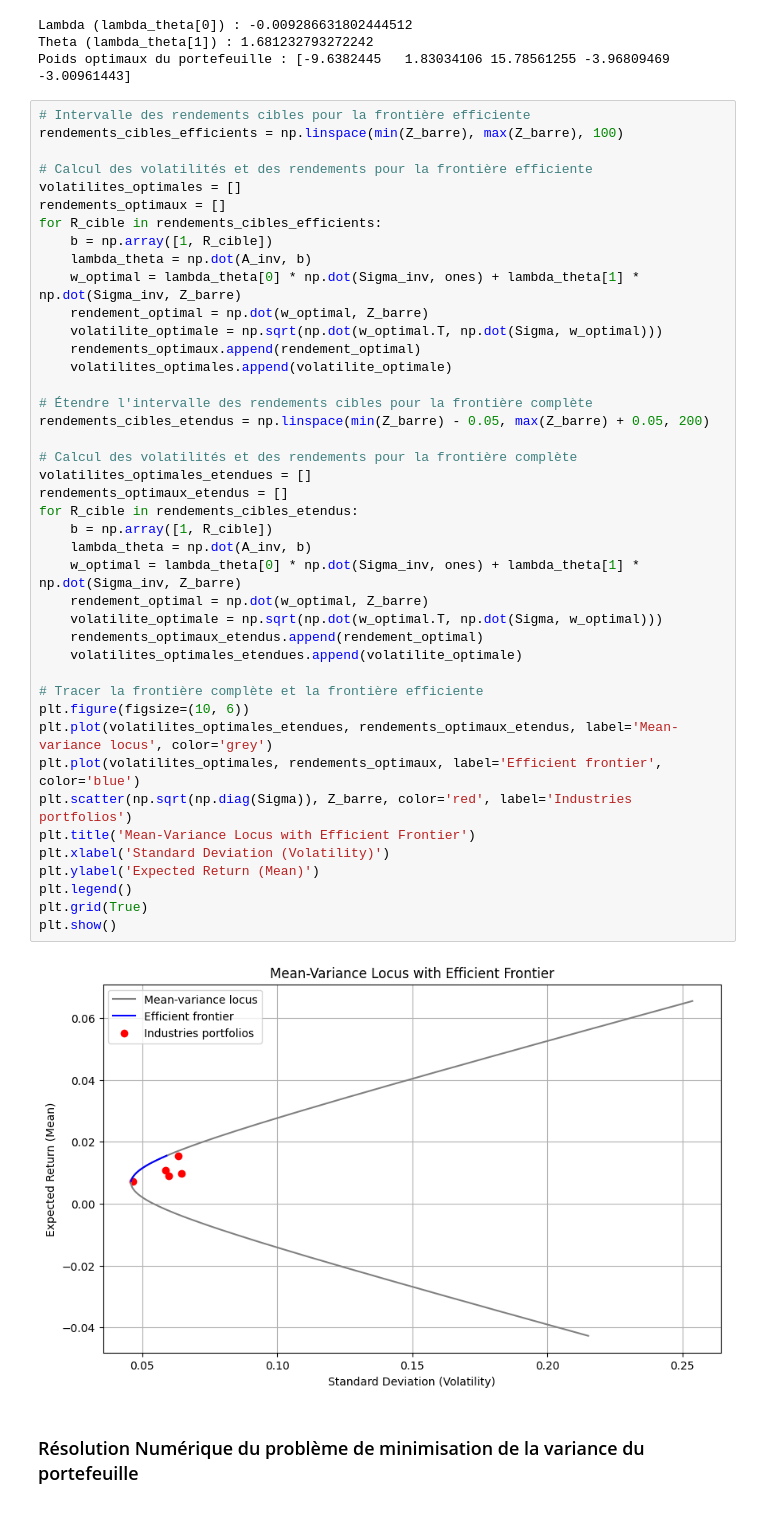
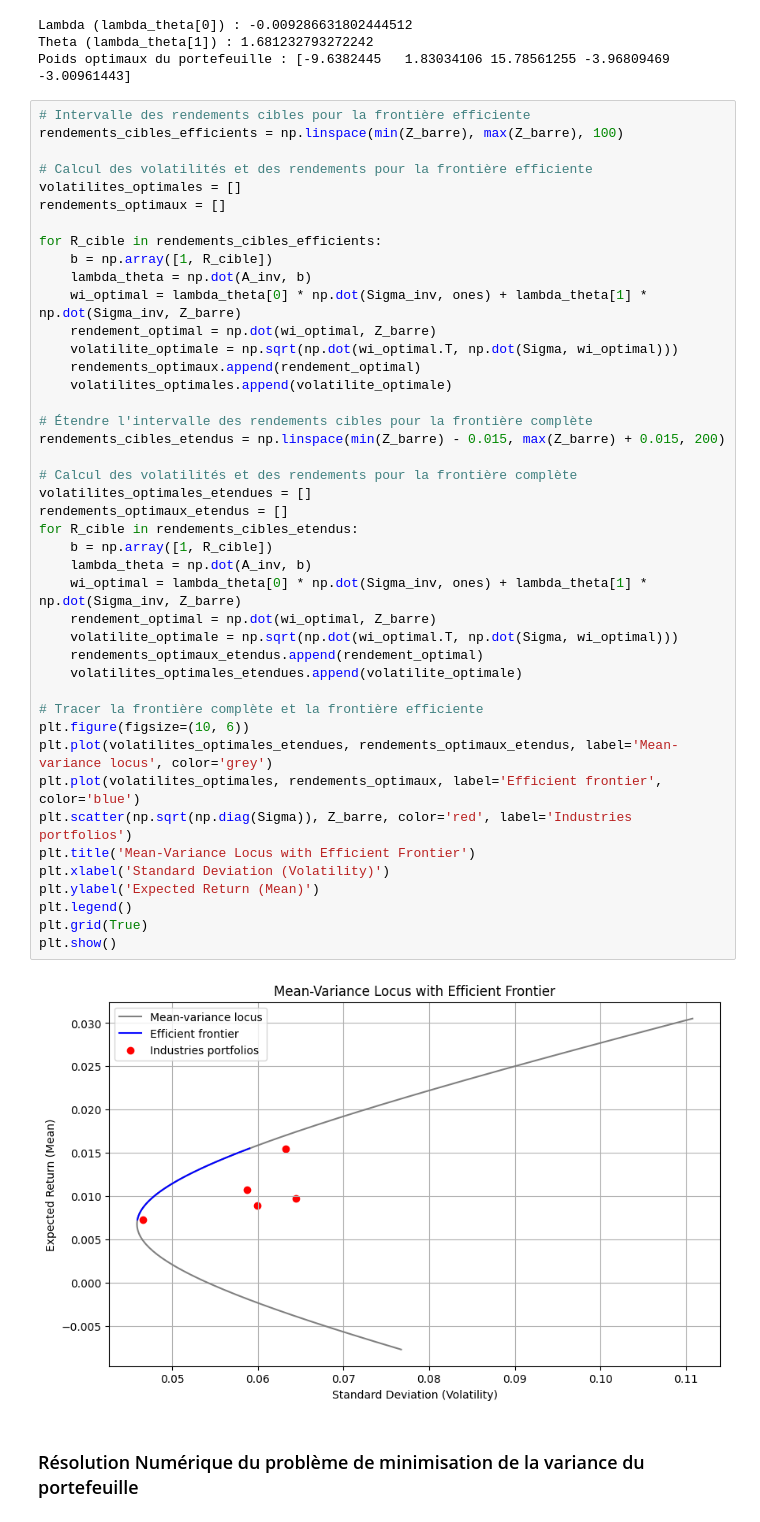
Before and after one commit to DominicPrenovost/TP1-Gestion-de-pf, a Jupyter notebook: Partie A Gestion PF.ipynb, the cells around one changed output. Cells and saved outputs as stored; diff of their text form.

```diff
--- a/Partie A Gestion PF.ipynb
+++ b/Partie A Gestion PF.ipynb
@@ -117,43 +114,44 @@ rendements_cibles_efficients = np.linspace(min(Z_barre), max(Z_barre), 100)
 # Calcul des volatilités et des rendements pour la frontière efficiente
 volatilites_optimales = []
 rendements_optimaux = []
+
 for R_cible in rendements_cibles_efficients:
     b = np.array([1, R_cible])
     lambda_theta = np.dot(A_inv, b)
-    w_optimal = lambda_theta[0] * np.dot(Sigma_inv, ones) + lambda_theta[1] * np.dot(Sigma_inv, Z_barre)
-    rendement_optimal = np.dot(w_optimal, Z_barre)
-    volatilite_optimale = np.sqrt(np.dot(w_optimal.T, np.dot(Sigma, w_optimal)))
+    wi_optimal = lambda_theta[0] * np.dot(Sigma_inv, ones) + lambda_theta[1] * np.dot(Sigma_inv, Z_barre)
+    rendement_optimal = np.dot(wi_optimal, Z_barre)
+    volatilite_optimale = np.sqrt(np.dot(wi_optimal.T, np.dot(Sigma, wi_optimal)))
     rendements_optimaux.append(rendement_optimal)
     volatilites_optimales.append(volatilite_optimale)
 
 # Étendre l'intervalle des rendements cibles pour la frontière complète
-rendements_cibles_etendus = np.linspace(min(Z_barre) - 0.05, max(Z_barre) + 0.05, 200)
+rendements_cibles_etendus = np.linspace(min(Z_barre) - 0.015, max(Z_barre) + 0.015, 200)
 
 # Calcul des volatilités et des rendements pour la frontière complète
 volatilites_optimales_etendues = []
 rendements_optimaux_etendus = []
 for R_cible in rendements_cibles_etendus:
     b = np.array([1, R_cible])
     lambda_theta = np.dot(A_inv, b)
-    w_optimal = lambda_theta[0] * np.dot(Sigma_inv, ones) + lambda_theta[1] * np.dot(Sigma_inv, Z_barre)
-    rendement_optimal = np.dot(w_optimal, Z_barre)
-    volatilite_optimale = np.sqrt(np.dot(w_optimal.T, np.dot(Sigma, w_optimal)))
+    wi_optimal = lambda_theta[0] * np.dot(Sigma_inv, ones) + lambda_theta[1] * np.dot(Sigma_inv, Z_barre)
+    rendement_optimal = np.dot(wi_optimal, Z_barre)
+    volatilite_optimale = np.sqrt(np.dot(wi_optimal.T, np.dot(Sigma, wi_optimal)))
     rendements_optimaux_etendus.append(rendement_optimal)
     volatilites_optimales_etendues.append(volatilite_optimale)
 
 # Tracer la frontière complète et la frontière efficiente
 plt.figure(figsize=(10, 6))
 plt.plot(volatilites_optimales_etendues, rendements_optimaux_etendus, label='Mean-variance locus', color='grey')
 plt.plot(volatilites_optimales, rendements_optimaux, label='Efficient frontier', color='blue')
 plt.scatter(np.sqrt(np.diag(Sigma)), Z_barre, color='red', label='Industries portfolios')
 plt.title('Mean-Variance Locus with Efficient Frontier')
 plt.xlabel('Standard Deviation (Volatility)')
 plt.ylabel('Expected Return (Mean)')
 plt.legend()
 plt.grid(True)
 plt.show()
 # %% [output]
-[figure, old version]
+[figure, new version]
 # %% [markdown]
 ### Résolution Numérique du problème de minimisation de la variance du portefeuille
 # %%
```
Also changed, not shown: parts of 9 cells of this notebook.
